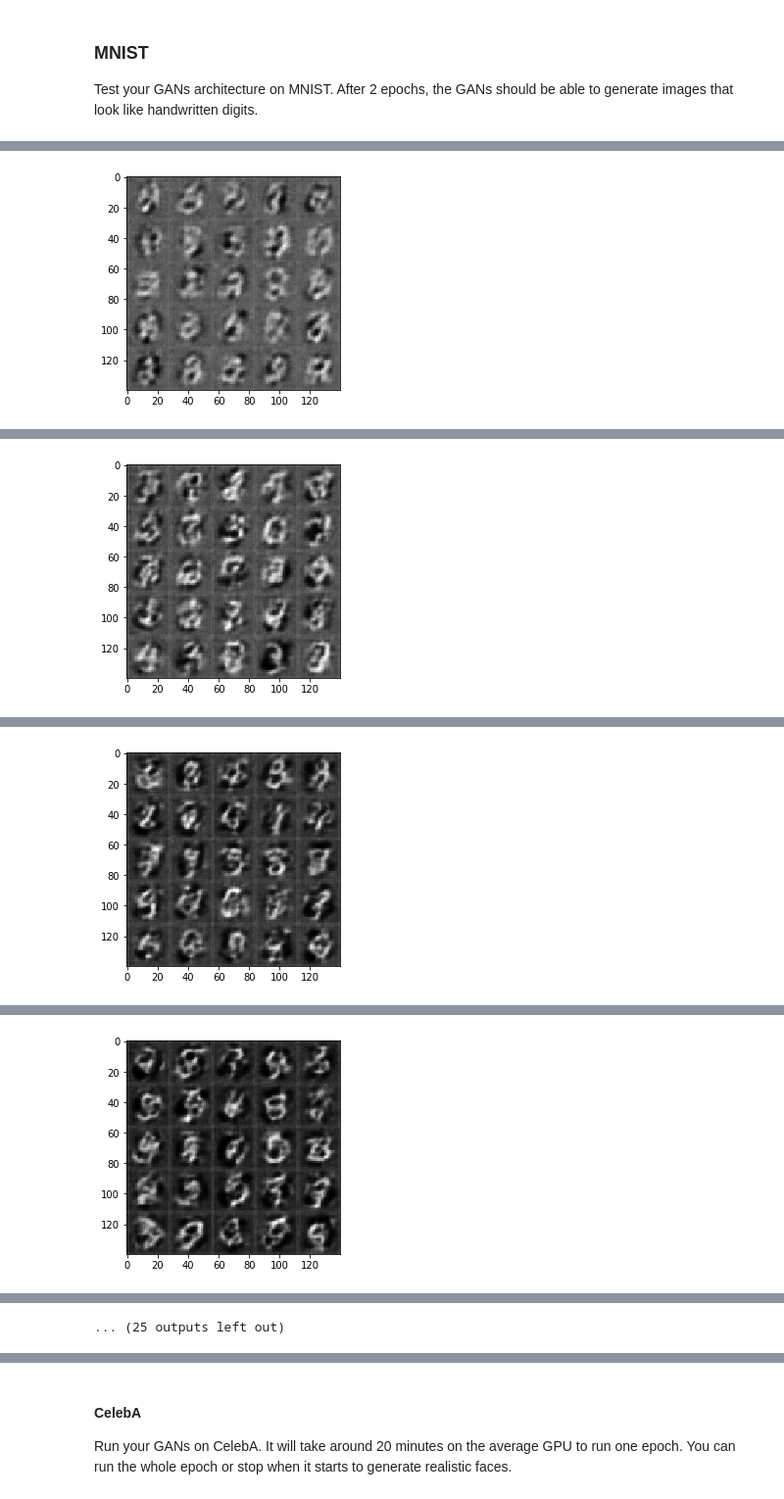
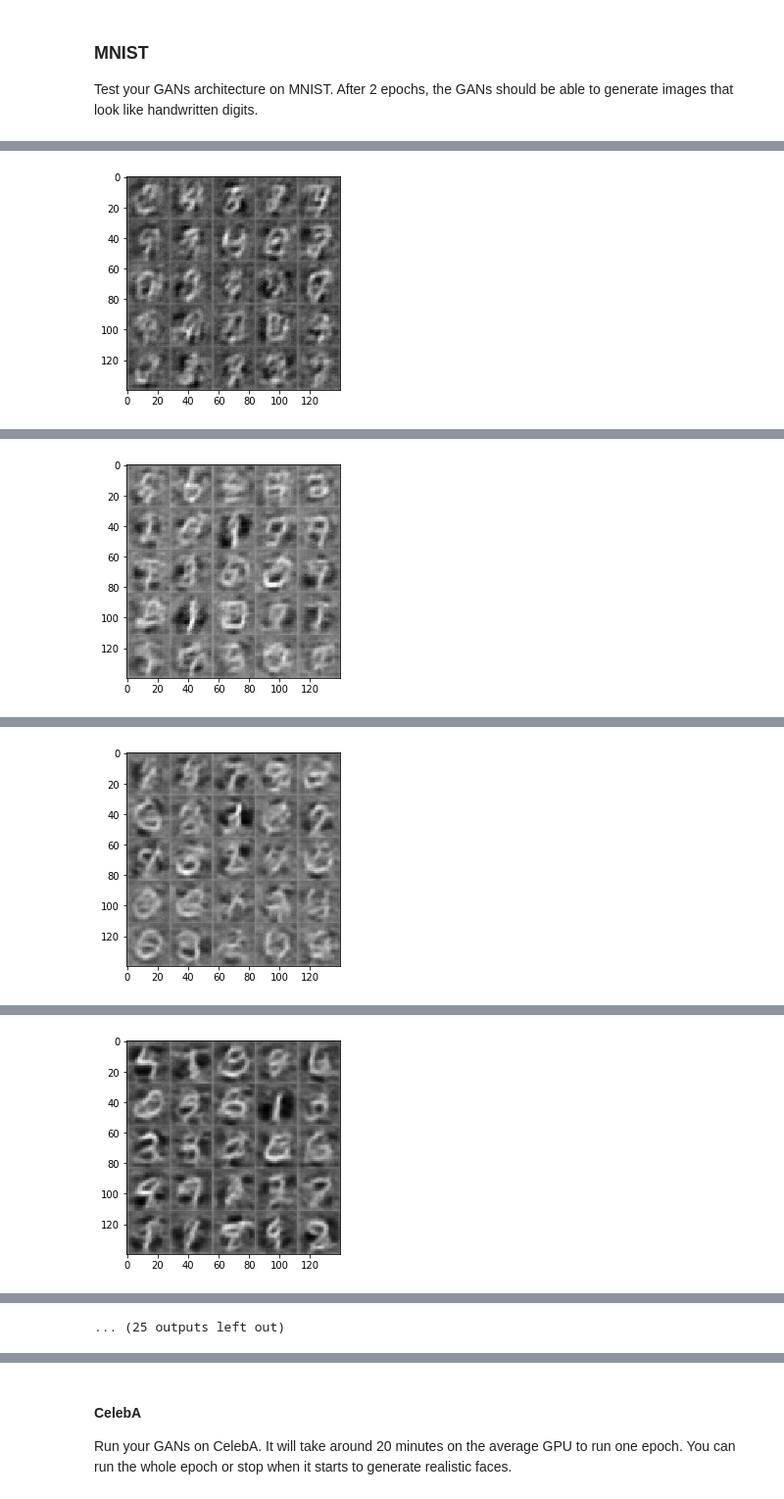
Before and after one commit to marionuevo/DLND_P5_Generate-Faces, a Jupyter notebook: dlnd_face_generation.ipynb, the cells around one changed output, grey strips where cells are left out. Shown at 98% size. Drawn from its saved outputs; the diff is of its cells as text; code cells hidden in the pictures.

Commit message:
additional conv layers

```diff
--- a/dlnd_face_generation.ipynb
+++ b/dlnd_face_generation.ipynb
@@ -153,18 +153,25 @@ def discriminator(images, reuse=False, alpha=0.2):
         # Input layer is 28x28x3
 
         # Convolution
-        input_image = tf.layers.conv2d(images, 32, 5, strides=2, padding='same')
-        input_image = tf.maximum(alpha * input_image, input_image)
+        conv0 = tf.layers.conv2d(images, 32, 5, strides=2, padding='same')
+        conv0 = tf.maximum(alpha * conv0, conv0)
         # 14x14x32 now
 
         # Convolution
-        conv1 = tf.layers.conv2d(input_image, 64, 5, strides=2, padding='same')
+        conv1 = tf.layers.conv2d(conv0, 64, 5, strides=2, padding='same')
         conv1 = tf.layers.batch_normalization(conv1, training=True)
         conv1 = tf.maximum(alpha * conv1, conv1)
         # 7x7x64 now
 
+        # Convolution
+        conv2 = tf.layers.conv2d(conv1, 128, 5, strides=1, padding='same')
+        conv2 = tf.layers.batch_normalization(conv2, training=True)
+        conv2 = tf.maximum(alpha * conv2, conv2)
+        # 7x7x128 now
+
+
         # Flatten
-        flat = tf.reshape(conv1, (-1, 7*7*64))
+        flat = tf.reshape(conv2, (-1, 7*7*128))
         logits = tf.layers.dense(flat, 1)
         output = tf.sigmoid(logits)
 
@@ -211,14 +218,24 @@ def generator(z, out_channel_dim, is_train=True, alpha=0.2):
         # 14x14x32 now
 
         # Convolution
-        logits = tf.layers.conv2d_transpose(
+        conv2 = tf.layers.conv2d_transpose(
             conv1,
+            16,
+            5, strides=2,
+            padding='same')
+        conv2 = tf.layers.batch_normalization(conv2, training=is_train)
+        conv2 = tf.maximum(alpha * conv2, conv2)
+        # 28x28x16 now
+
+        # Convolution (logits)
+        conv3 = tf.layers.conv2d_transpose(
+            conv2,
             out_channel_dim,
-            5, strides=2,
+            5, strides=1,
             padding='same')
         # 28x28x3 now
 
-        output = tf.tanh(logits)
+        output = tf.tanh(conv3)
         return output
 
 
@@ -397,8 +414,8 @@ Test your GANs architecture on MNIST.  After 2 epochs, the GANs should be able t
 # %%
 batch_size = 64
 z_dim = 100
-learning_rate = 0.0005
-beta1 = 0.6 # for the Adam Optimizer
+learning_rate = 0.0006
+beta1 = 0.5 # for the Adam Optimizer
 
 """
 DON'T MODIFY ANYTHING IN THIS CELL THAT IS BELOW THIS LINE
@@ -435 +452 @@ Epoch 1/2... Discriminator Loss: 1.0234... Generator Loss: 0.6564
-[figure, old version]
+[figure, new version]
@@ -446 +463 @@ Epoch 1/2... Discriminator Loss: 0.8662... Generator Loss: 0.9726
-[figure, old version]
+[figure, new version]
@@ -457 +474 @@ Epoch 1/2... Discriminator Loss: 0.7807... Generator Loss: 1.2455
-[figure, old version]
+[figure, new version]
@@ -468 +485 @@ Epoch 1/2... Discriminator Loss: 0.7765... Generator Loss: 1.8740
-[figure, old version]
+[figure, new version]
```
Also changed, not shown: parts of 4 cells of this notebook.
